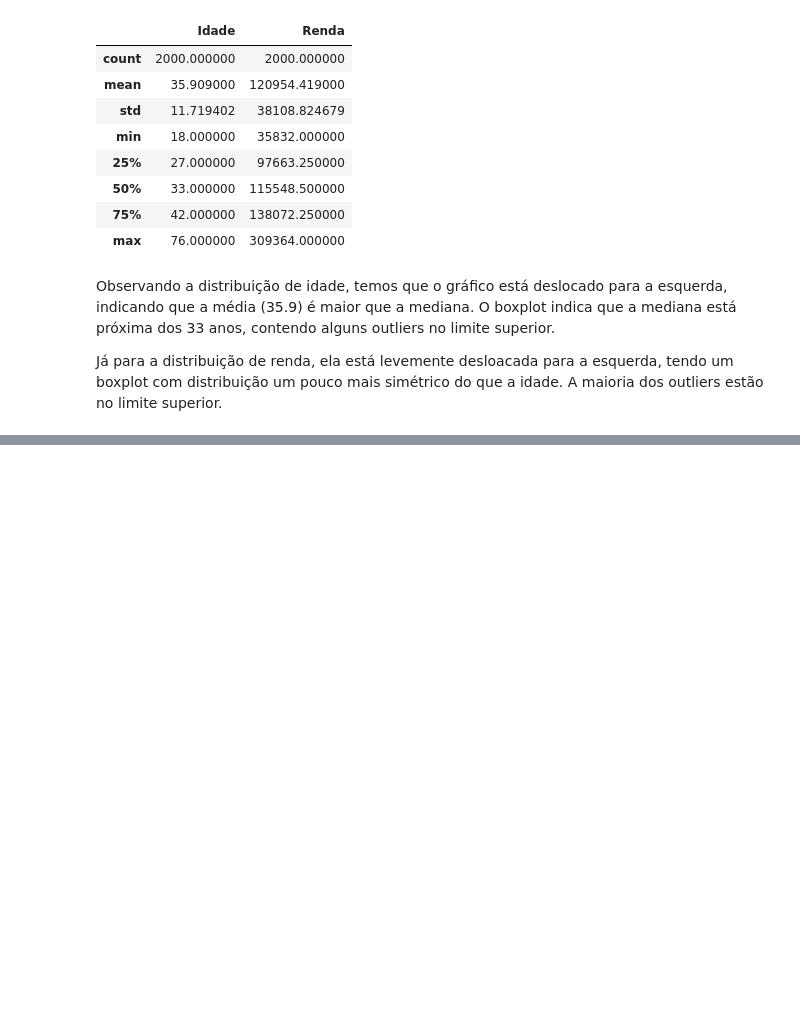
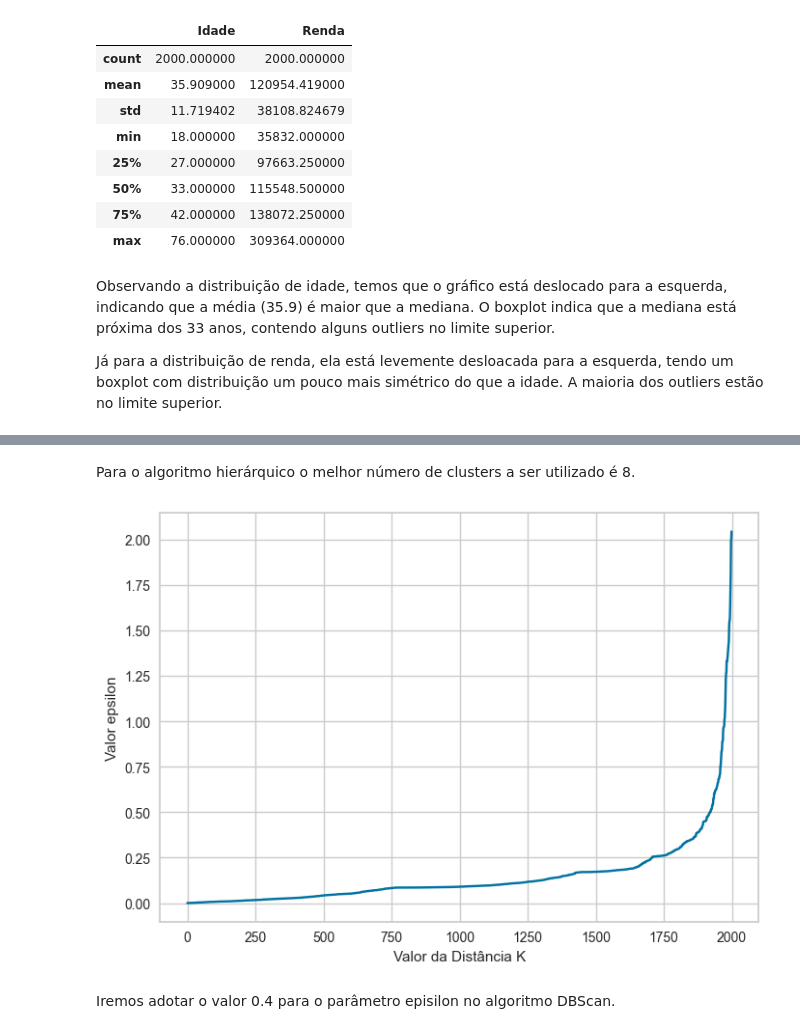
Before and after one commit to manusaleal/customer_clustering, a Jupyter notebook: notebook.ipynb, the cells around one changed output, grey strips where cells are left out. Cells and saved outputs as stored; diff of their text form; code cells hidden in the pictures; blank space fills up the shorter version.

```diff
--- a/notebook.ipynb
+++ b/notebook.ipynb
@@ -224,0 +275,22 @@ Já para a distribuição de renda, ela está levemente desloacada para a esquer
+# %% [markdown]
+Para o algoritmo hierárquico o melhor número de clusters a ser utilizado é 8.
+# %%
+# Definindo valor epsilon (DBSCAN)
+
+# Padronizando os dados com StandardScaler
+scaler_std = StandardScaler()
+data_std = scaler_std.fit_transform(df)
+
+# Método dos Vizinhos Próximos
+neighbors = NearestNeighbors(n_neighbors = 14)
+neighbors_fit = neighbors.fit(data_std)
+distances, indices = neighbors_fit.kneighbors(data_std)
+distances = np.sort(distances, axis = 0)
+plt.plot(distances[:, 1])
+plt.xlabel("Valor da Distância K")
+plt.ylabel("Valor epsilon")
+plt.show()
+# %% [output]
+[figure, added]
+# %% [markdown]
+Iremos adotar o valor 0.4 para o parâmetro episilon no algoritmo DBScan.
```
Also changed, not shown: parts of 11 cells of this notebook.
